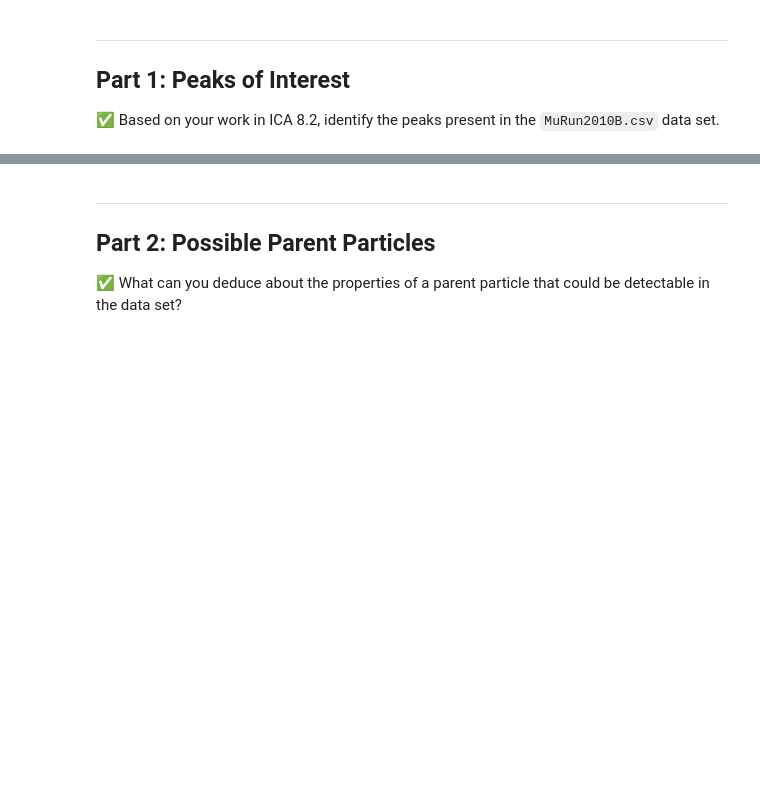
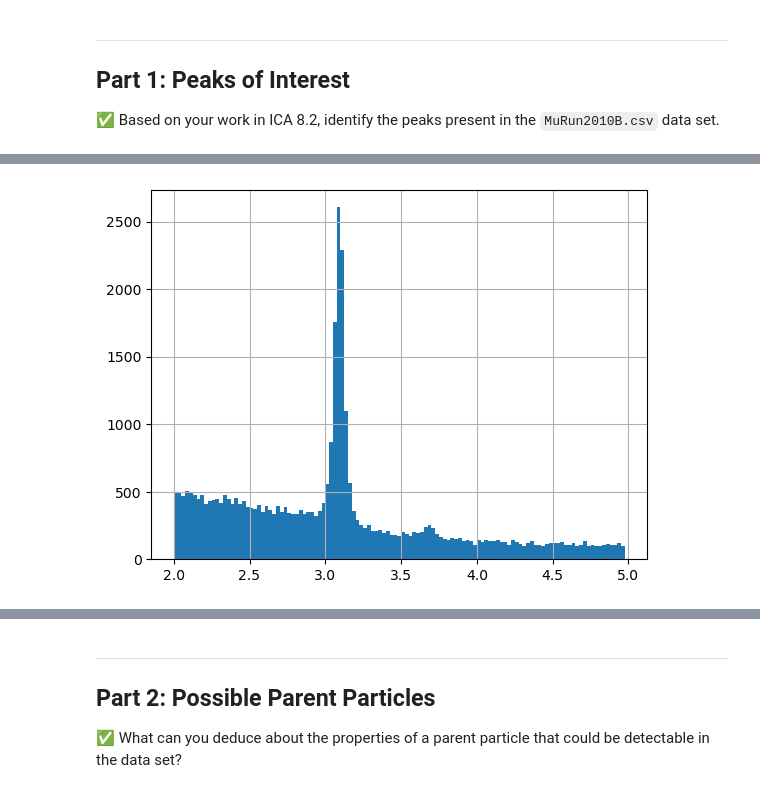
Before and after one commit to xspoole/PH364Group3Repo, a Jupyter notebook: ICA-9.2.ipynb, the cells around one changed output, grey strips where cells are left out. Drawn from its saved outputs; the diff is of its cells as text; code cells hidden in the pictures; blank space fills up the shorter version.

```diff
--- a/ICA-9.2.ipynb
+++ b/ICA-9.2.ipynb
@@ -17,7 +17,7 @@ In this ICA, you will work with your group to **identify the parent particles**
 # %%
 import pandas as pd
 
-df = pd.read_csv("../data/MuRun2010B.csv", skiprows=5)
+df = pd.read_csv("MuRun2010B.csv", skiprows=5)
 
 df.head()
 # %% [output]
@@ -27,3 +27,14 @@ df.head()
 | 2 | 146436 | 90644850 | G | 12.39990 | -0.849742 | 9.40110 | 8.04015 | 9.43943 | 0.772580 | 1.660940 | 1 | ... |
 | 3 | 146436 | 90678594 | G | 17.81320 | -1.959590 | 2.80531 | 17.48110 | 3.42195 | 2.333500 | 2.180530 | 1 | ... |
 | 4 | 146436 | 90686690 | G | 7.95664 | 7.097000 | -1.31646 | 3.34613 | 7.21806 | 0.448399 | -0.183411 | 1 | ... |
+# %%
+# compute invariant mass
+df['E_lab'] = df['E1'] + df['E2']
+df['px_lab'] = df['px1 '] + df['px2']
+df['py_lab'] = df['py1'] + df['py2']
+df['pz_lab'] = df['pz1'] + df['pz2']
+
+df['M_inv'] = (df['E_lab']**2 - (df['px_lab']**2 + df['py_lab']**2 + df['pz_lab']**2))**0.5
+
+# display new columns
+df.head()
@@ -29,0 +61,10 @@ df.head()
+# %%
+import matplotlib.pyplot as plt
+import numpy as np
+
+b = np.arange(2, 5, 0.025)
+plt.hist(df['M_inv'], bins = b)
+plt.grid(True)
+plt.show()
+# %% [output]
+[figure, added]
```
Also changed, not shown: parts of 6 cells of this notebook.
